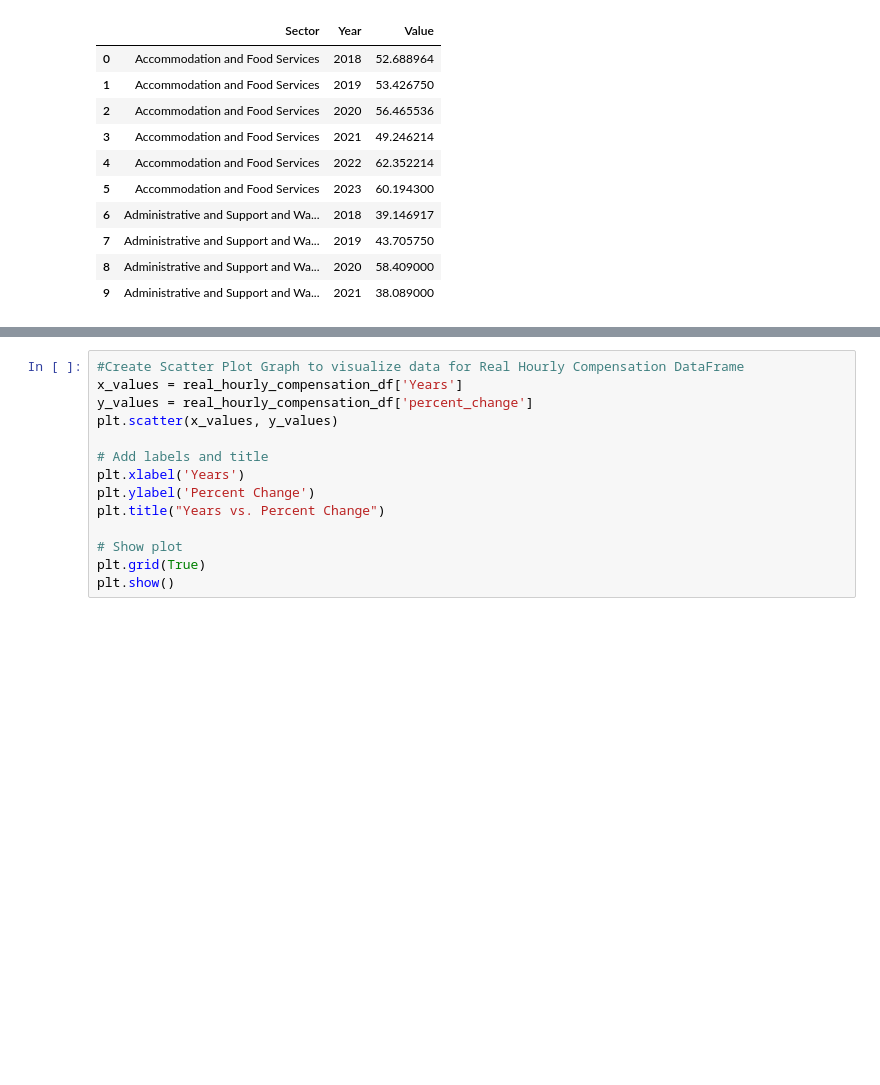
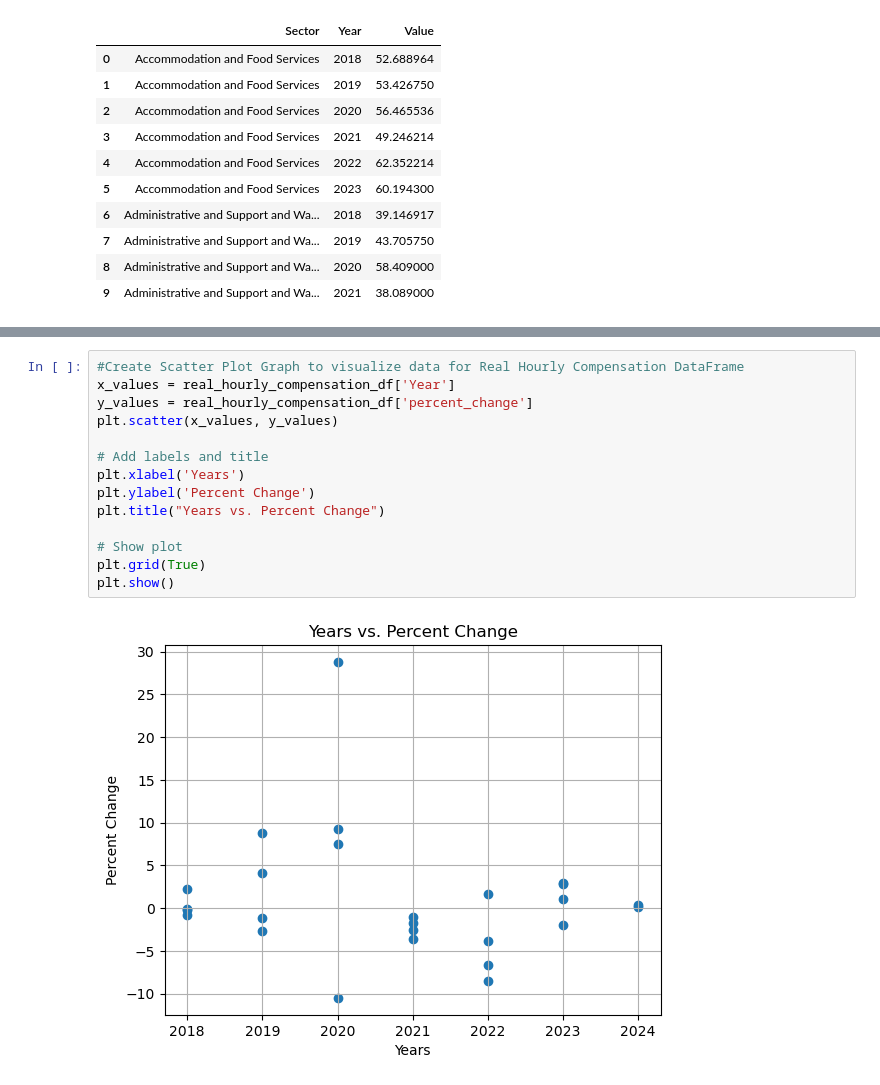
Before and after one commit to katmr27/class_project_1-, a Jupyter notebook: KR_Class_Project_1_Starter.ipynb, the cells around one changed output, grey strips where cells are left out. Drawn from its saved outputs; the diff is of its cells as text; blank space fills up the shorter version.

```diff
--- a/KR_Class_Project_1_Starter.ipynb
+++ b/KR_Class_Project_1_Starter.ipynb
@@ -228,14 +246,16 @@ NameError: name 'real_hourly_compensation_df' is not defined
 # %%
 #Create Scatter Plot Graph to visualize data for Real Hourly Compensation DataFrame
-x_values = real_hourly_compensation_df['Years']
+x_values = real_hourly_compensation_df['Year']
 y_values = real_hourly_compensation_df['percent_change']
 plt.scatter(x_values, y_values)
 
 # Add labels and title
 plt.xlabel('Years')
 plt.ylabel('Percent Change')
 plt.title("Years vs. Percent Change")
 
 # Show plot
 plt.grid(True)
 plt.show()
+# %% [output]
+[figure, added]
```
Also changed, not shown: parts of 4 cells of this notebook.
